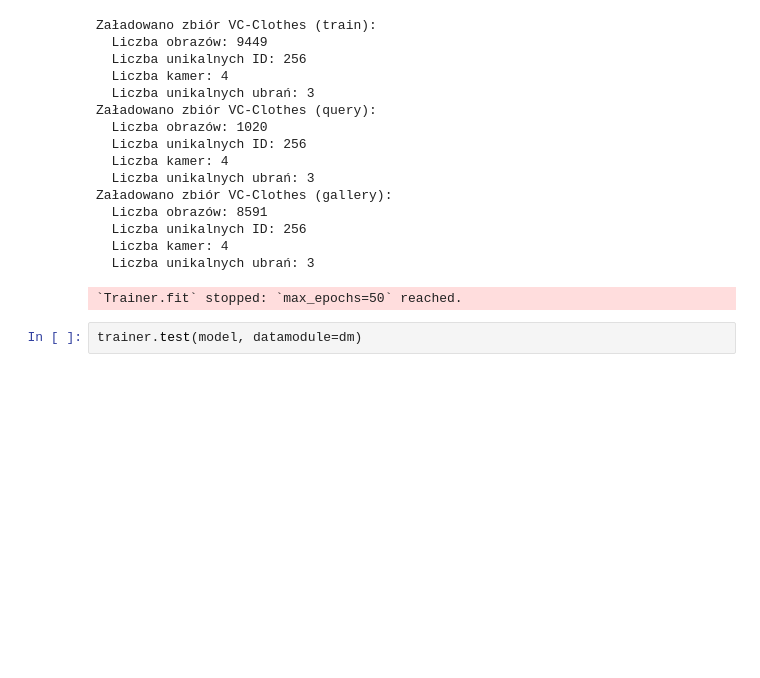
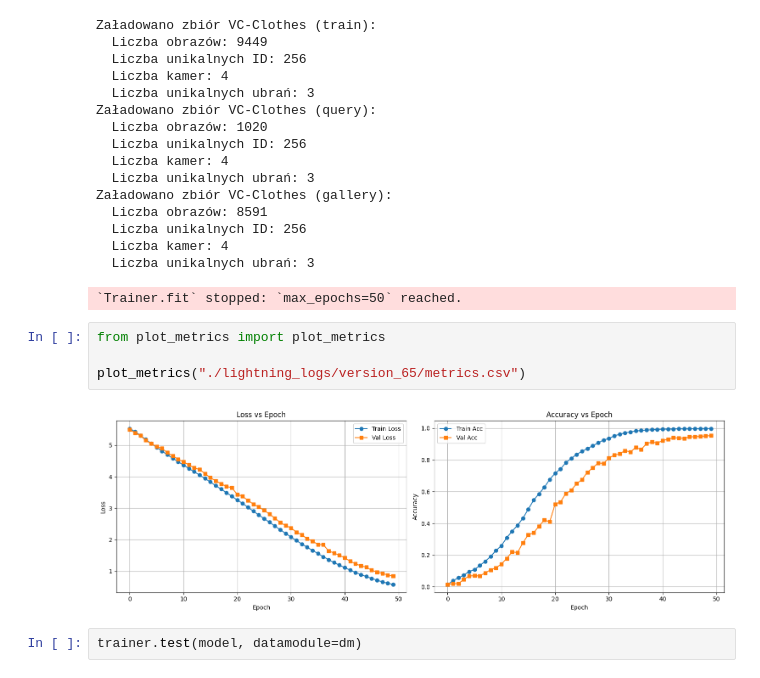
Before and after one commit to HappyEXS/PersonReId, a Jupyter notebook: test_fusion_model.ipynb, the cells around one changed output. Saved outputs shown, nothing was run; the diff lists cells and outputs as text; blank space fills up the shorter version.

Commit message:
add plots for acc and loss

```diff
--- a/test_fusion_model.ipynb
+++ b/test_fusion_model.ipynb
@@ -105,6 +105,12 @@ Załadowano zbiór VC-Clothes (gallery):
   Liczba kamer: 4
   Liczba unikalnych ubrań: 3
 `Trainer.fit` stopped: `max_epochs=50` reached.
+# %%
+from plot_metrics import plot_metrics
+
+plot_metrics("./lightning_logs/version_65/metrics.csv")
+# %% [output]
+[figure, added]
 # %%
 trainer.test(model, datamodule=dm)
 # %% [output]
```
Also changed, not shown: parts of 1 cell of this notebook, 1 other file.
